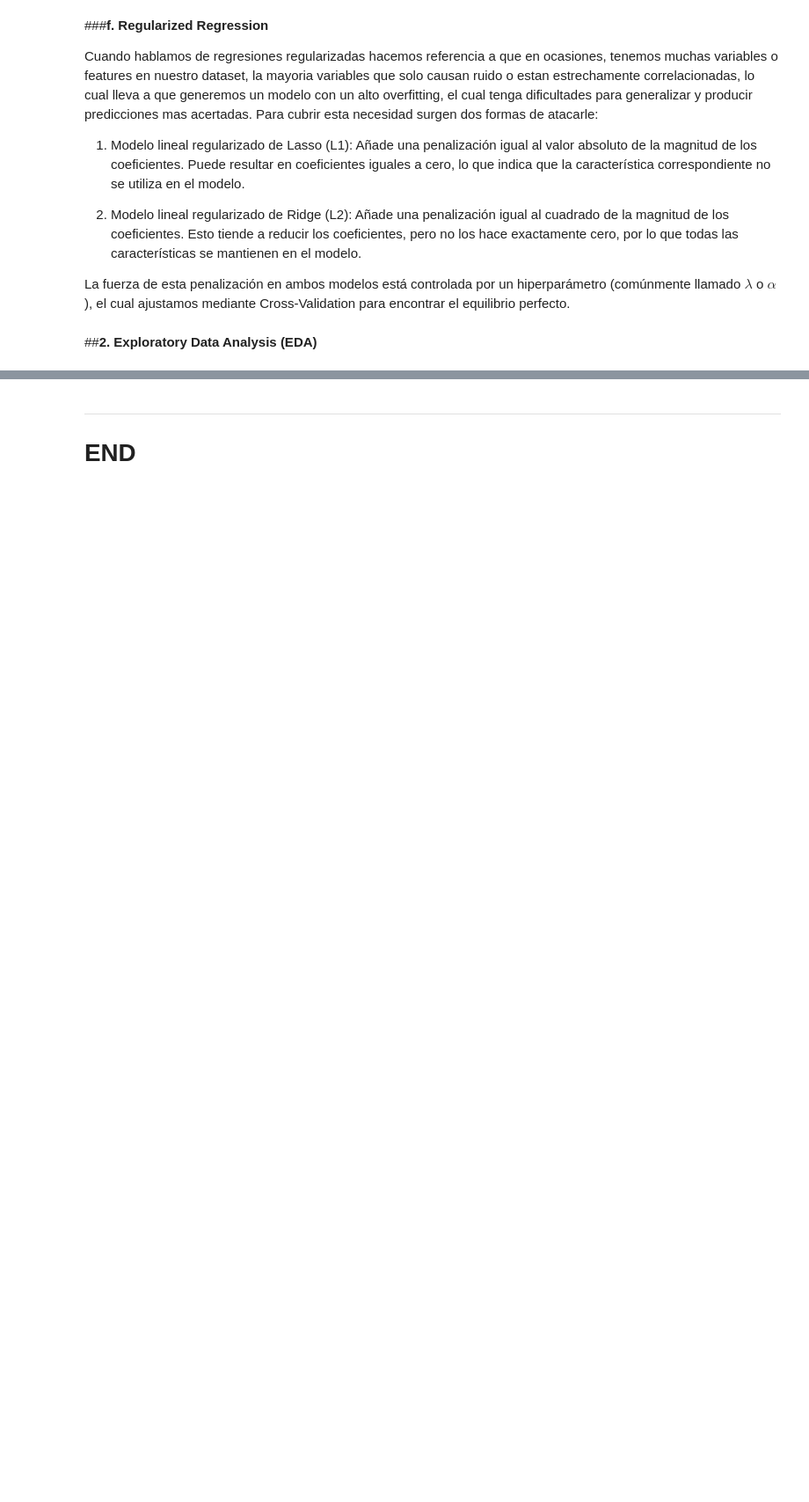
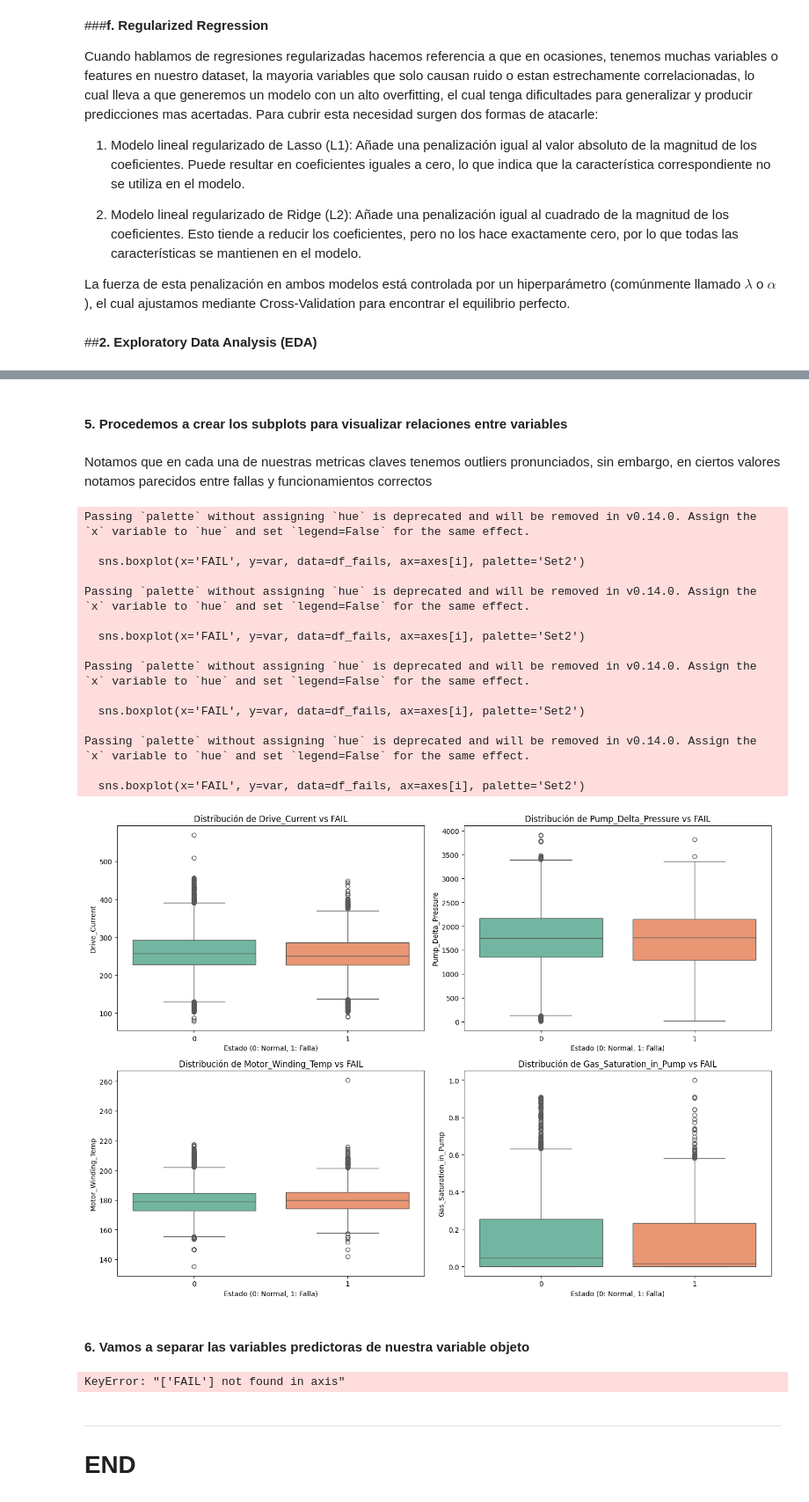
Before and after one commit to Albieri151/Ejercicios-Data-Science-Petroleo, a Jupyter notebook: Week 3/Alana_Albieri_Week3_Notebook.ipynb, the cells around one changed output, grey strips where cells are left out. Shown at 88% size. Cells and saved outputs as stored; diff of their text form; code cells hidden in the pictures; blank space fills up the shorter version.

```diff
--- a/Week 3/Alana_Albieri_Week3_Notebook.ipynb
+++ b/Week 3/Alana_Albieri_Week3_Notebook.ipynb
@@ -59,0 +68,7 @@ La fuerza de esta penalización en ambos modelos está controlada por un hiperpa
+# %%
+import pandas as pd
+import matplotlib.pyplot as plt
+import seaborn as sns
+
+df_fails = pd.read_csv('https://github.com/Albieri151/Ejercicios-Data-Science-Petroleo/raw/refs/heads/main/Week%203/esp.csv')
+df_fails.columns
@@ -60,3 +148,54 @@ La fuerza de esta penalización en ambos modelos está controlada por un hiperpa
+# %% [markdown]
+#### **5. Procedemos a crear los subplots para visualizar relaciones entre variables**
+# %% [markdown]
+Notamos que en cada una de nuestras metricas claves tenemos outliers pronunciados, sin embargo, en ciertos valores notamos parecidos entre fallas y funcionamientos correctos
+# %%
+# Elegimos 4 variables estratégicas de nuestro análisis previo
+variables_clave = [
+    'Drive_Current',         # Eléctrico
+    'Pump_Delta_Pressure',   # Hidráulico
+    'Motor_Winding_Temp',    # Térmico/Salud
+    'Gas_Saturation_in_Pump' # Fluidos/Gas
+]
+
+# Creamos la figura con 4 subplots (2 filas, 2 columnas)
+fig, axes = plt.subplots(2, 2, figsize=(14, 10))
+
+# Aplanamos el arreglo de ejes para iterar fácilmente
+axes = axes.flatten()
+
+# Iteramos sobre nuestras variables para crear un boxplot en cada espacio
+for i, var in enumerate(variables_clave):
+    sns.boxplot(x='FAIL', y=var, data=df_fails, ax=axes[i], palette='Set2')
+    axes[i].set_title(f'Distribución de {var} vs FAIL')
+    axes[i].set_xlabel('Estado (0: Normal, 1: Falla)')
+
+plt.tight_layout()
+plt.show()
+# %% [output]
+Passing `palette` without assigning `hue` is deprecated and will be removed in v0.14.0. Assign the `x` variable to `hue` and set `legend=False` for the same effect.
+
+  sns.boxplot(x='FAIL', y=var, data=df_fails, ax=axes[i], palette='Set2')
+
+Passing `palette` without assigning `hue` is deprecated and will be removed in v0.14.0. Assign the `x` variable to `hue` and set `legend=False` for the same effect.
+
+  sns.boxplot(x='FAIL', y=var, data=df_fails, ax=axes[i], palette='Set2')
+
+Passing `palette` without assigning `hue` is deprecated and will be removed in v0.14.0. Assign the `x` variable to `hue` and set `legend=False` for the same effect.
+
+  sns.boxplot(x='FAIL', y=var, data=df_fails, ax=axes[i], palette='Set2')
+
+Passing `palette` without assigning `hue` is deprecated and will be removed in v0.14.0. Assign the `x` variable to `hue` and set `legend=False` for the same effect.
+
+  sns.boxplot(x='FAIL', y=var, data=df_fails, ax=axes[i], palette='Set2')
+[figure, added]
+# %% [markdown]
+#### **6. Vamos a separar las variables predictoras de nuestra variable objeto**
+# %%
+variable_objeto = df_fails['FAIL']
+variable_predictores = df_fails.drop('FAIL', axis=1)
+# %% [output]
+KeyError: "['FAIL'] not found in axis"
 # %% [markdown]
 ***
 # END
```
Also changed, not shown: parts of 14 cells of this notebook.
